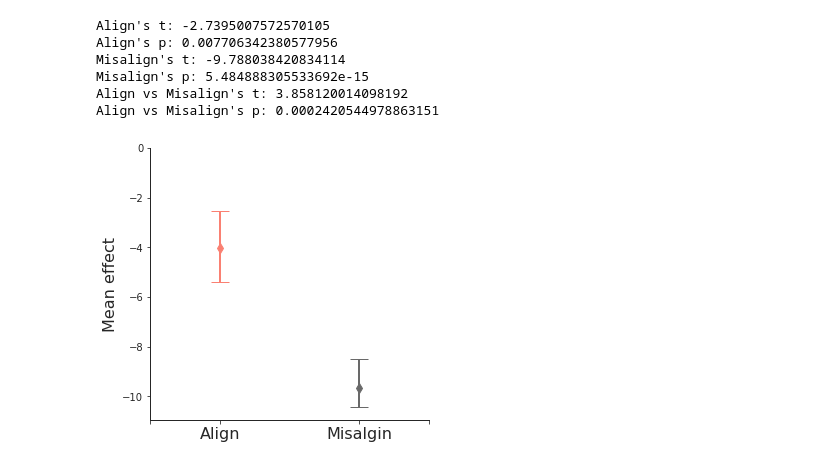
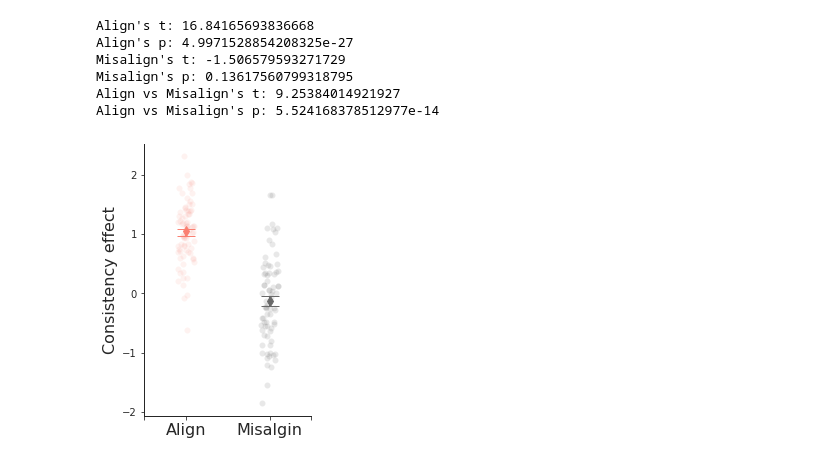
Before and after one commit to YukunQu/DCM, a Jupyter notebook: analysis/mri/figure/figure2.ipynb, the cells around one changed output. Drawn from its saved outputs; the diff is of its cells as text; code cells hidden in the pictures.

Commit message:
align_vs_misalign_stable

```diff
--- a/analysis/mri/figure/figure2.ipynb
+++ b/analysis/mri/figure/figure2.ipynb
@@ -159,49 +159,52 @@ data = participants_data.query('(game1_fmri>=0.5)and(game1_acc>0.8)')
 subjects = data['Participant_ID'].to_list()
 num = len(subjects)
 # set camp
-algin_template = r'/mnt/workdir/DCM/BIDS/derivatives/Nilearn/game1/cv_test_align_spct/Setall/6fold/{}/cmap/alignPhi_even_cmap.nii.gz'
-misalgin_template = r'/mnt/workdir/DCM/BIDS/derivatives/Nilearn/game1/cv_test_align_spct/Setall/6fold/{}/cmap/misalign_even_cmap.nii.gz'
+algin_template = r'/mnt/workdir/DCM/BIDS/derivatives/Nilearn/game1/cv_test_align_spct/Setall/6fold/{}/zmap/m2_alignPhi_even_zmap.nii.gz'
+misalgin_template = r'/mnt/workdir/DCM/BIDS/derivatives/Nilearn/game1/cv_test_align_spct/Setall/6fold/{}/zmap/m2_misalign_even_zmap.nii.gz'
 sub_algin_cmaps = [algin_template.format(sub_id) for sub_id in subjects]
 sub_misalgin_cmaps = [misalgin_template.format(sub_id) for sub_id in subjects]
 
 # load mask
-#ec = image.load_img(r'/mnt/workdir/DCM/Docs/Mask/EC/juelich_EC_MNI152NL_prob.nii.gz')
-ec = image.load_img(r'/mnt/data/DCM/result_backup/2023.4.17/game1/hexagon_spct/EC_thr3.1.nii.gz')
-#ec = image.binarize_img(ec,10)
+ec = image.load_img(r'/mnt/workdir/DCM/Docs/Mask/EC/juelich_EC_MNI152NL_prob.nii.gz')
+ec = image.binarize_img(ec,10)
 
 # load data
 subs_align_mact = np.mean(masking.apply_mask(sub_algin_cmaps, ec), axis=1)
 subs_misalign_mact = np.mean(masking.apply_mask(sub_misalgin_cmaps, ec), axis=1)
-subs_mact = np.concatenate((subs_align_mact,subs_misalign_mact),axis=0)
-
+# demean for each subjects
+mean_mact = np.mean(subs_align_mact+subs_misalign_mact,axis=0)
+subs_mact = np.concatenate((subs_align_mact-mean_mact,subs_misalign_mact-mean_mact),axis=0)
+subs_align_mact = subs_align_mact-mean_mact
+subs_misalign_mact = subs_misalign_mact-mean_mact
 align_data = pd.DataFrame({'Activity':subs_mact,'Group':num*['Align']+num*['Misalign']})
-# mean
-t_statistic, p_value = ttest_1samp(subs_align_mact, 0)
-print("Align's t:", t_statistic)
-print("Align's p:", p_value)
-
-t_statistic, p_value = ttest_1samp(subs_misalign_mact, 0)
-print("Misalign's t:", t_statistic)
-print("Misalign's p:", p_value)
-
-t_statistic, p_value = ttest_1samp(subs_align_mact-subs_misalign_mact,0)
-print("Align vs Misalign's t:", t_statistic)
-print("Align vs Misalign's p:", p_value)
-# %% [output]
-Align's t: -2.7395007572570105
-Align's p: 0.007706342380577956
-Misalign's t: -9.788038420834114
-Misalign's p: 5.484888305533692e-15
-Align vs Misalign's t: 3.858120014098192
-Align vs Misalign's p: 0.0002420544978863151
+# %%
+# mean
+t_statistic, p_value = ttest_1samp(subs_align_mact, 0)
+print("Align's t:", t_statistic)
+print("Align's p:", p_value)
+
+t_statistic, p_value = ttest_1samp(subs_misalign_mact, 0)
+print("Misalign's t:", t_statistic)
+print("Misalign's p:", p_value)
+
+t_statistic, p_value = ttest_1samp(subs_align_mact-subs_misalign_mact,0)
+print("Align vs Misalign's t:", t_statistic)
+print("Align vs Misalign's p:", p_value)
+# %% [output]
+Align's t: 16.84165693836668
+Align's p: 4.9971528854208325e-27
+Misalign's t: -1.506579593271729
+Misalign's p: 0.13617560799318795
+Align vs Misalign's t: 9.25384014921927
+Align vs Misalign's p: 5.524168378512977e-14
 # %%
 sns.set_style('white')
-fig, ax = plt.subplots(figsize=(5,5))
+fig, ax = plt.subplots(figsize=(3,5))
 
 # Plot align result
 # plot scatter
 xjitter = np.random.uniform(-0.1, 0.1,size=len(subs_align_mact)) - 0.5
-#sns.scatterplot(x=xjitter,y=subs_align_mact,alpha=0.1,color='salmon')
+sns.scatterplot(x=xjitter,y=subs_align_mact,alpha=0.1,color='salmon')
 # plot bar
 hc_bar = sns.barplot(x=[-0.5], y=[subs_align_mact.mean()], alpha=0,color='None', capsize=0.1, errcolor='blue', errwidth=1.5, error_kw={'ecolor':'blue'},)
 hc_bar.errorbar(x=[-0.5], y=[subs_align_mact.mean()], yerr=[np.std(subs_align_mact, ddof=1) / np.sqrt(len(subs_align_mact))], fmt='none', ecolor='salmon', capsize=9,linewidth=2)
@@ -209,33 +212,34 @@ hc_bar.errorbar(x=[-0.5], y=[subs_align_mact.mean()], yerr=[np.std(subs_align_ma
 mean_val1 = subs_align_mact.mean()
 plt.plot(-0.5,mean_val1*1.02, marker='d', markersize=7,color='salmon',zorder=100)
 
 # Plot misalign result
 # plot scatter
 xjitter = np.random.uniform(-0.1, 0.1, size=len(subs_misalign_mact)) + 0.5
-#sns.scatterplot(x=xjitter,y=subs_misalign_mact,alpha=0.15,color="dimgray")
+sns.scatterplot(x=xjitter,y=subs_misalign_mact,alpha=0.15,color="dimgray")
 # plot bar
 ec_bar = sns.barplot(x=[0.5], y=[subs_misalign_mact.mean()], alpha=0,color="dimgray", capsize=0.1, errcolor='None', errwidth=1.5, error_kw={'ecolor':'None'})
 ec_bar.errorbar(x=[0.5], y=[subs_misalign_mact.mean()], yerr=[np.std(subs_misalign_mact, ddof=1) / np.sqrt(len(subs_misalign_mact))], fmt='none', ecolor="dimgray", capsize=9,linewidth=2)
 # Add a point to represent the mean of subs_mean_activity
 mean_val2 = subs_misalign_mact.mean()
 plt.plot(0.5,mean_val2*1.02, marker='d', markersize=7,color="dimgray")
 
 # Modify the bottom and left spines
 ax.spines['left'].set_linewidth(1)
 ax.spines['bottom'].set_linewidth(1)
 # remove the box lines of the axis
 ax.spines['top'].set_visible(False)
 ax.spines['right'].set_visible(False)
 ax.spines['bottom'].set_visible(True)
 ax.spines['left'].set_visible(True)
-ax.set_ylabel('Mean effect',size=16)
+ax.set_ylabel('Consistency effect',size=16)
 # Set custom ticks for the x-axis and y-axis
 #plt.yticks(,size=12)
 plt.xticks([-1, -0.5, 0.5 ,1],['','Align','Misalgin',''],size=16)
 
 # Add tick lines to the bottom and left spines
 ax.tick_params(axis='x', which='both', bottom=True, top=False, direction='out')
 ax.tick_params(axis='y', which='both', left=True, right=False, direction='out')
+plt.savefig(r'/mnt/workdir/DCM/Result/MRI/Game1/Hexagon_CV/cv_6fold_align_misalign.svg',dpi=300,bbox_inches='tight')
 plt.show()
 # %% [output]
-[figure, old version]
+[figure, new version]
```
Also changed, not shown: parts of 6 cells of this notebook, 7 other files.
